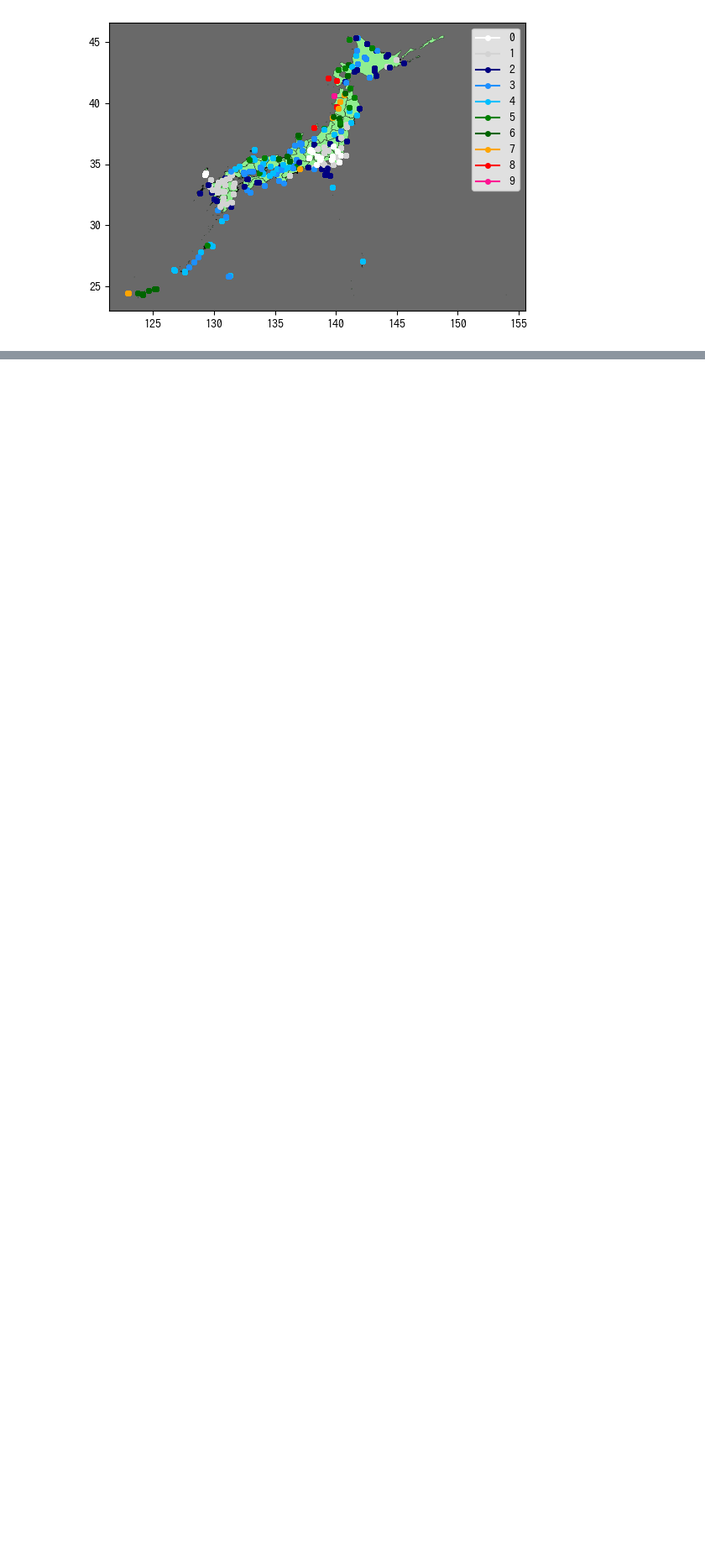
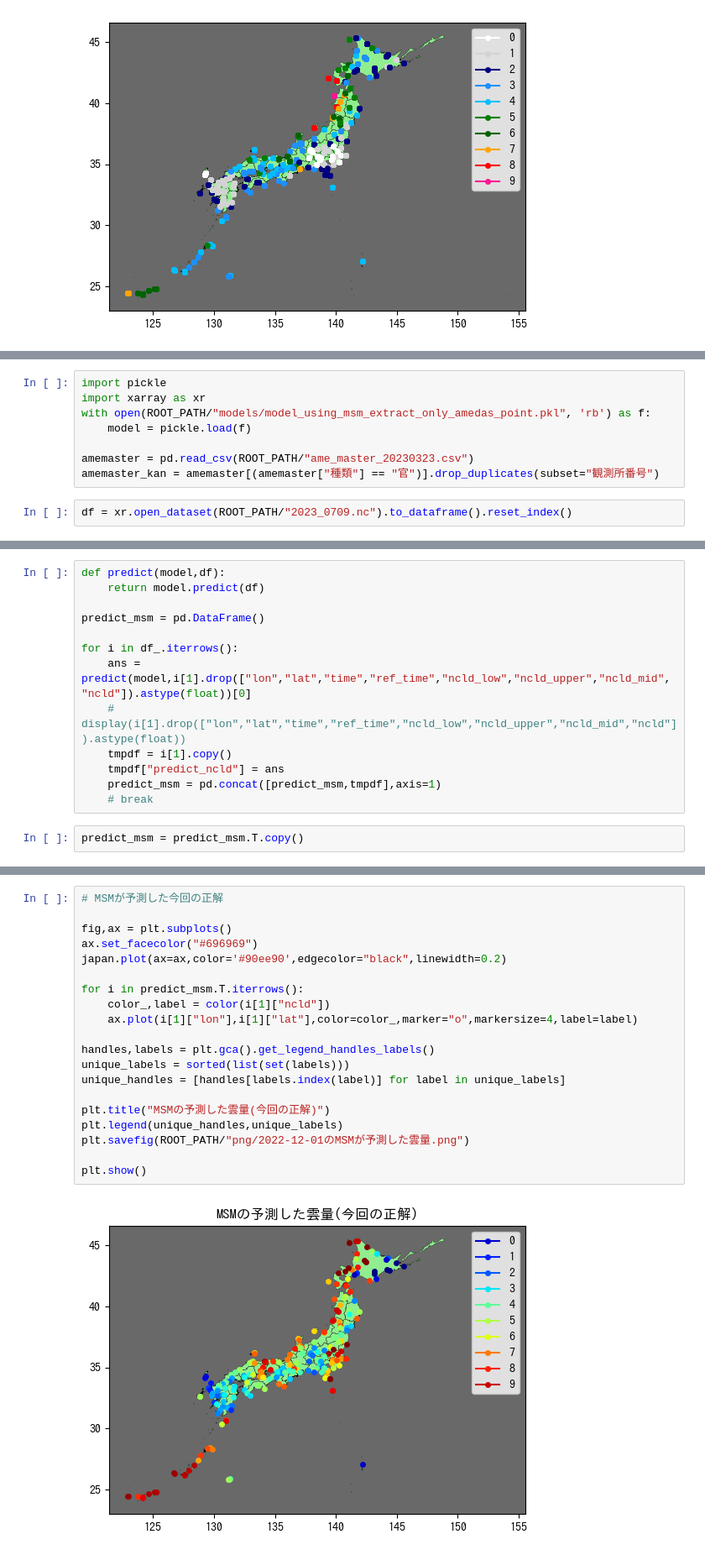
Before and after one commit to Ryo-Suzukii/ForecastCloudinJapan, a Jupyter notebook: visualize_notebooks/visualize_predict.ipynb, the cells around one changed output, grey strips where cells are left out. Shown at 84% size. Cells and saved outputs as stored; diff of their text form; blank space fills up the shorter version.

```diff
--- a/visualize_notebooks/visualize_predict.ipynb
+++ b/visualize_notebooks/visualize_predict.ipynb
@@ -113,0 +113,10 @@ plt.show()
+# %%
+import pickle
+import xarray as xr
+with open(ROOT_PATH/"models/model_using_msm_extract_only_amedas_point.pkl", 'rb') as f:
+    model = pickle.load(f)
+
+amemaster = pd.read_csv(ROOT_PATH/"ame_master_20230323.csv")
+amemaster_kan = amemaster[(amemaster["種類"] == "官")].drop_duplicates(subset="観測所番号")
+# %%
+df = xr.open_dataset(ROOT_PATH/"2023_0709.nc").to_dataframe().reset_index()
@@ -113,0 +160,15 @@ plt.show()
+# %%
+def predict(model,df):
+    return model.predict(df)
+
+predict_msm = pd.DataFrame()
+
+for i in df_.iterrows():
+    ans = predict(model,i[1].drop(["lon","lat","time","ref_time","ncld_low","ncld_upper","ncld_mid","ncld"]).astype(float))[0]
+    # display(i[1].drop(["lon","lat","time","ref_time","ncld_low","ncld_upper","ncld_mid","ncld"]).astype(float))
+    tmpdf = i[1].copy()
+    tmpdf["predict_ncld"] = ans
+    predict_msm = pd.concat([predict_msm,tmpdf],axis=1)
+    # break
+# %%
+predict_msm = predict_msm.T.copy()
@@ -113,0 +201,22 @@ plt.show()
+# %%
+# MSMが予測した今回の正解
+
+fig,ax = plt.subplots()
+ax.set_facecolor("#696969")
+japan.plot(ax=ax,color='#90ee90',edgecolor="black",linewidth=0.2)
+
+for i in predict_msm.T.iterrows():
+    color_,label = color(i[1]["ncld"])
+    ax.plot(i[1]["lon"],i[1]["lat"],color=color_,marker="o",markersize=4,label=label)
+
+handles,labels = plt.gca().get_legend_handles_labels()
+unique_labels = sorted(list(set(labels)))
+unique_handles = [handles[labels.index(label)] for label in unique_labels]
+
+plt.title("MSMの予測した雲量(今回の正解)")
+plt.legend(unique_handles,unique_labels)
+plt.savefig(ROOT_PATH/"png/2022-12-01のMSMが予測した雲量.png")
+
+plt.show()
+# %% [output]
+[figure, added]
```
Also changed, not shown: parts of 19 cells of this notebook.
